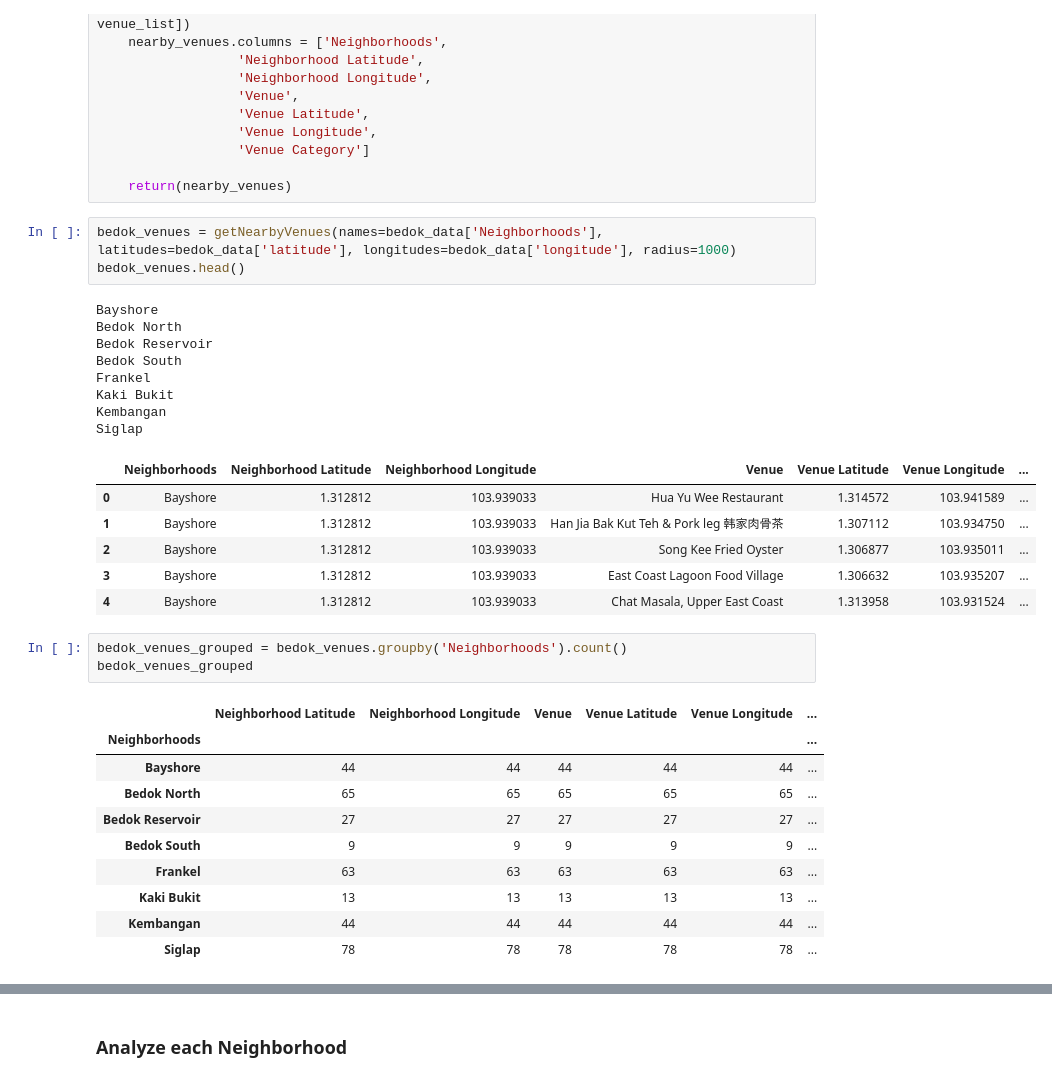
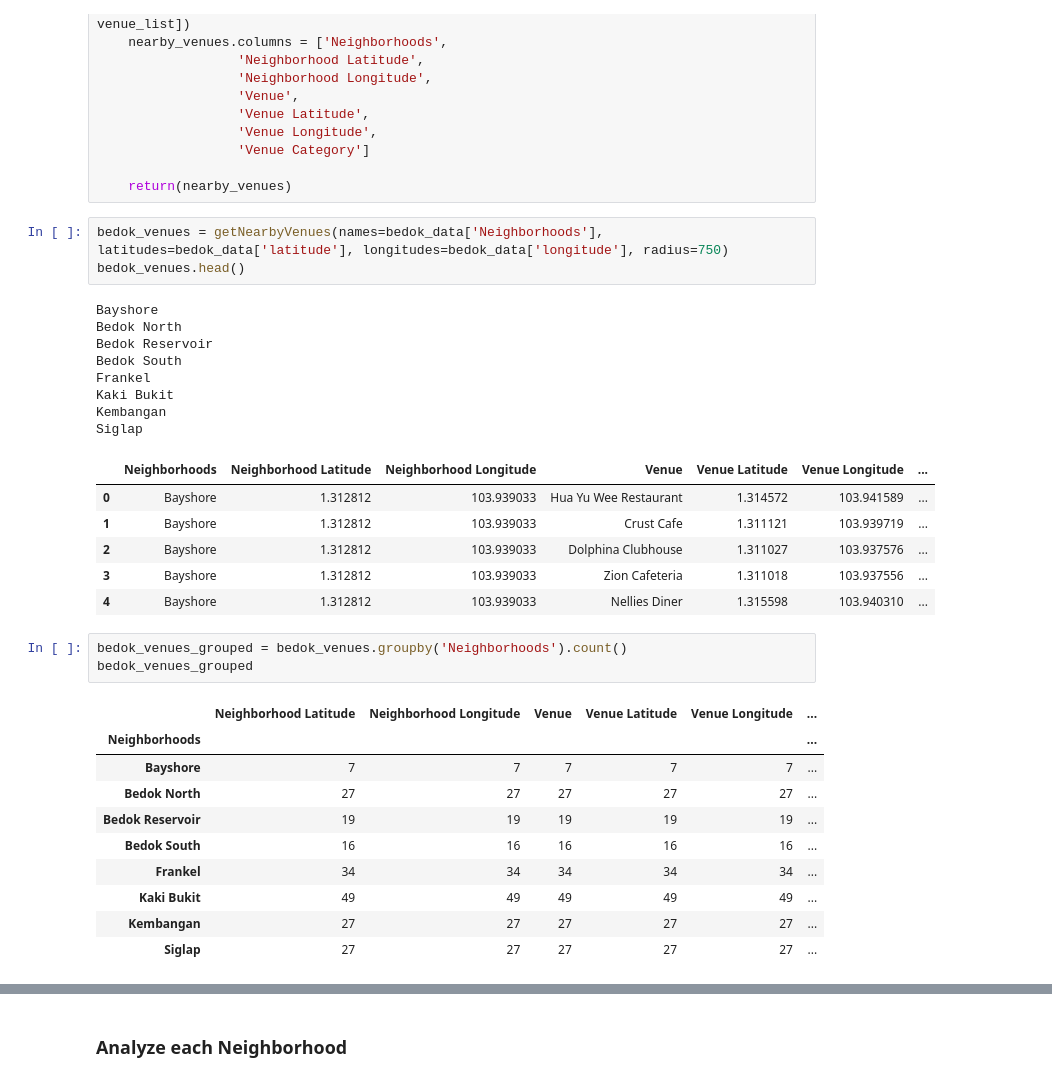
Before and after one commit to jawai93/Cousera_Capstone, a Jupyter notebook: Final Capstone Project - SG.ipynb, the cells around one changed output, grey strips where cells are left out. Drawn from its saved outputs; the diff is of its cells as text.

```diff
--- a/Final Capstone Project - SG.ipynb
+++ b/Final Capstone Project - SG.ipynb
@@ -315,37 +311,37 @@ def getNearbyVenues(names, latitudes, longitudes, radius=750):
 
     return(nearby_venues)
 # %%
-bedok_venues = getNearbyVenues(names=bedok_data['Neighborhoods'], latitudes=bedok_data['latitude'], longitudes=bedok_data['longitude'], radius=1000)
+bedok_venues = getNearbyVenues(names=bedok_data['Neighborhoods'], latitudes=bedok_data['latitude'], longitudes=bedok_data['longitude'], radius=750)
 bedok_venues.head()
 # %% [output]
 Bayshore
 Bedok North
 Bedok Reservoir
 Bedok South
 Frankel
 Kaki Bukit
 Kembangan
 Siglap
 |  | Neighborhoods | Neighborhood Latitude | Neighborhood Longitude | Venue | Venue Latitude | Venue Longitude | ... |
 | 0 | Bayshore | 1.312812 | 103.939033 | Hua Yu Wee Restaurant | 1.314572 | 103.941589 | ... |
-| 1 | Bayshore | 1.312812 | 103.939033 | Han Jia Bak Kut Teh & Pork leg 韩家肉骨茶 | 1.307112 | 103.934750 | ... |
-| 2 | Bayshore | 1.312812 | 103.939033 | Song Kee Fried Oyster | 1.306877 | 103.935011 | ... |
-| 3 | Bayshore | 1.312812 | 103.939033 | East Coast Lagoon Food Village | 1.306632 | 103.935207 | ... |
-| 4 | Bayshore | 1.312812 | 103.939033 | Chat Masala, Upper East Coast | 1.313958 | 103.931524 | ... |
+| 1 | Bayshore | 1.312812 | 103.939033 | Crust Cafe | 1.311121 | 103.939719 | ... |
+| 2 | Bayshore | 1.312812 | 103.939033 | Dolphina Clubhouse | 1.311027 | 103.937576 | ... |
+| 3 | Bayshore | 1.312812 | 103.939033 | Zion Cafeteria | 1.311018 | 103.937556 | ... |
+| 4 | Bayshore | 1.312812 | 103.939033 | Nellies Diner | 1.315598 | 103.940310 | ... |
 # %%
 bedok_venues_grouped = bedok_venues.groupby('Neighborhoods').count()
 bedok_venues_grouped
 # %% [output]
 |  | Neighborhood Latitude | Neighborhood Longitude | Venue | Venue Latitude | Venue Longitude | ... |
 | Neighborhoods |  |  |  |  |  | ... |
-| Bayshore | 44 | 44 | 44 | 44 | 44 | ... |
-| Bedok North | 65 | 65 | 65 | 65 | 65 | ... |
-| Bedok Reservoir | 27 | 27 | 27 | 27 | 27 | ... |
-| Bedok South | 9 | 9 | 9 | 9 | 9 | ... |
-| Frankel | 63 | 63 | 63 | 63 | 63 | ... |
-| Kaki Bukit | 13 | 13 | 13 | 13 | 13 | ... |
-| Kembangan | 44 | 44 | 44 | 44 | 44 | ... |
-| Siglap | 78 | 78 | 78 | 78 | 78 | ... |
+| Bayshore | 7 | 7 | 7 | 7 | 7 | ... |
+| Bedok North | 27 | 27 | 27 | 27 | 27 | ... |
+| Bedok Reservoir | 19 | 19 | 19 | 19 | 19 | ... |
+| Bedok South | 16 | 16 | 16 | 16 | 16 | ... |
+| Frankel | 34 | 34 | 34 | 34 | 34 | ... |
+| Kaki Bukit | 49 | 49 | 49 | 49 | 49 | ... |
+| Kembangan | 27 | 27 | 27 | 27 | 27 | ... |
+| Siglap | 27 | 27 | 27 | 27 | 27 | ... |
 # %%
 ax = bedok_venues_grouped[['Venue']].plot(kind='bar', title ="Number of Restaurants in each Neighborhood",figsize=(15,10),legend=False, fontsize=12, color = 'Maroon')
 plt.savefig("Number of Restaurants.png", dpi=300)
```
Also changed, not shown: parts of 17 cells of this notebook.
